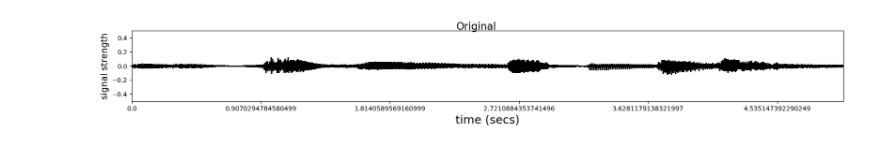
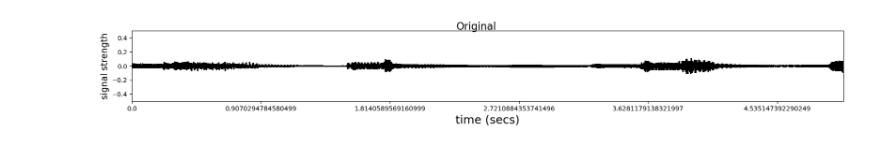
Before and after one commit to Yuze-Wang-RoyAnnd/DDPM_For_Audio, a Jupyter notebook: DDPM_for_Audio/test.ipynb, the cells around one changed output. Cells and saved outputs as stored; diff of their text form; code cells hidden in the pictures.

```diff
--- a/DDPM_for_Audio/test.ipynb
+++ b/DDPM_for_Audio/test.ipynb
@@ -8,7 +8,7 @@ import librosa
 import torch
 import soundfile
 
-api_ = {"model_dir": "/Users/roywang/Schools/Project/DDPM_for_Audio/weights"}
+api_ = {"model_dir": "/Users/roywang/Schools/Project/DDPM_for_Audio/third_run"}
 
 model, device = sampling.setup(api_)
 sample_rate = model.params.sample_rate
@@ -71,11 +41,11 @@ torch.Size([330750])
 #display_waveform_raw(signal=new_wav,text='interpolation', sample_rate=sample_rate)
 #display_waveform_raw(signal=new_wav_2,text='resampling', sample_rate=sample_rate)
 # %%
-reference, _ = librosa.load("/Users/roywang/Schools/Project/DDPM_for_Audio/base_2.wav")
+reference, _ = librosa.load("/Users/roywang/Schools/Project/DDPM_for_Audio/base_3.wav")
 display_waveform(reference,text='Original', sample_rate=sample_rate)
 display(Audio(reference,rate=sample_rate))
 reference = torch.tensor(reference.astype(np.float32)).unsqueeze(0).to('mps')
 # %% [output]
 [interactive output not drawn]
-[figure, old version]
+[figure, new version]
 # %%
```
Also changed, not shown: parts of 8 cells of this notebook, 31 other files.
